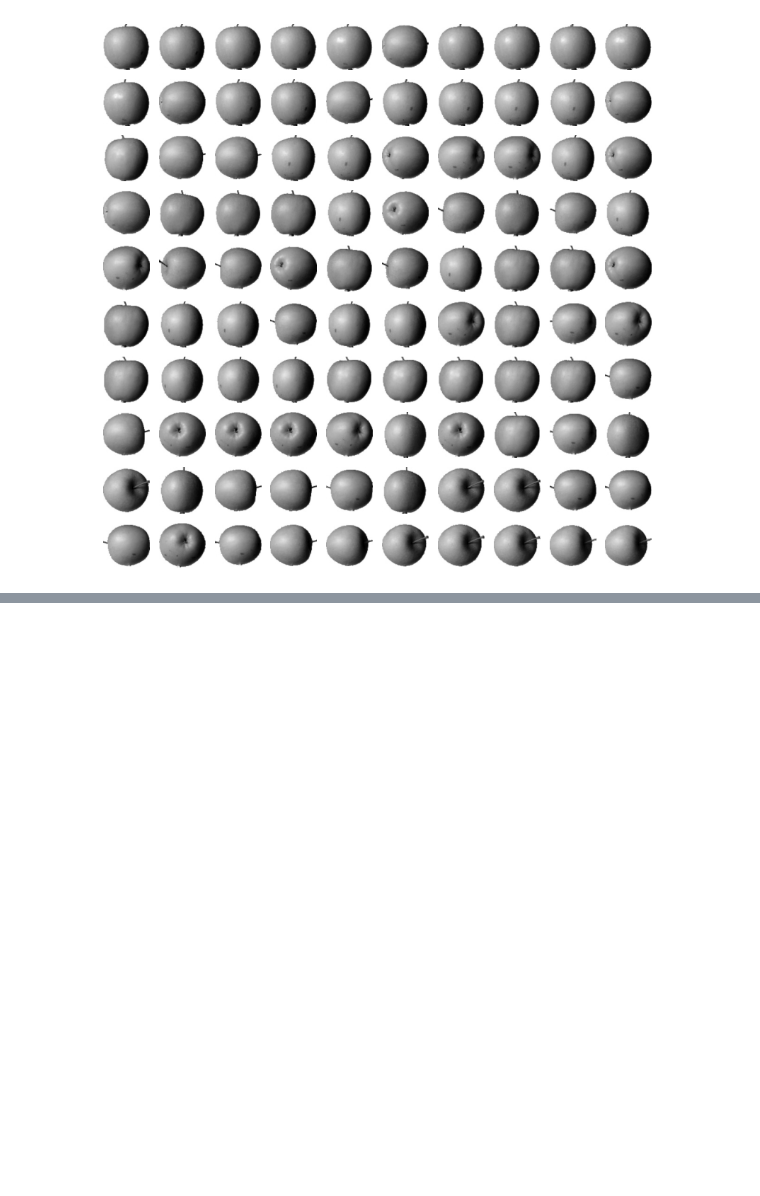
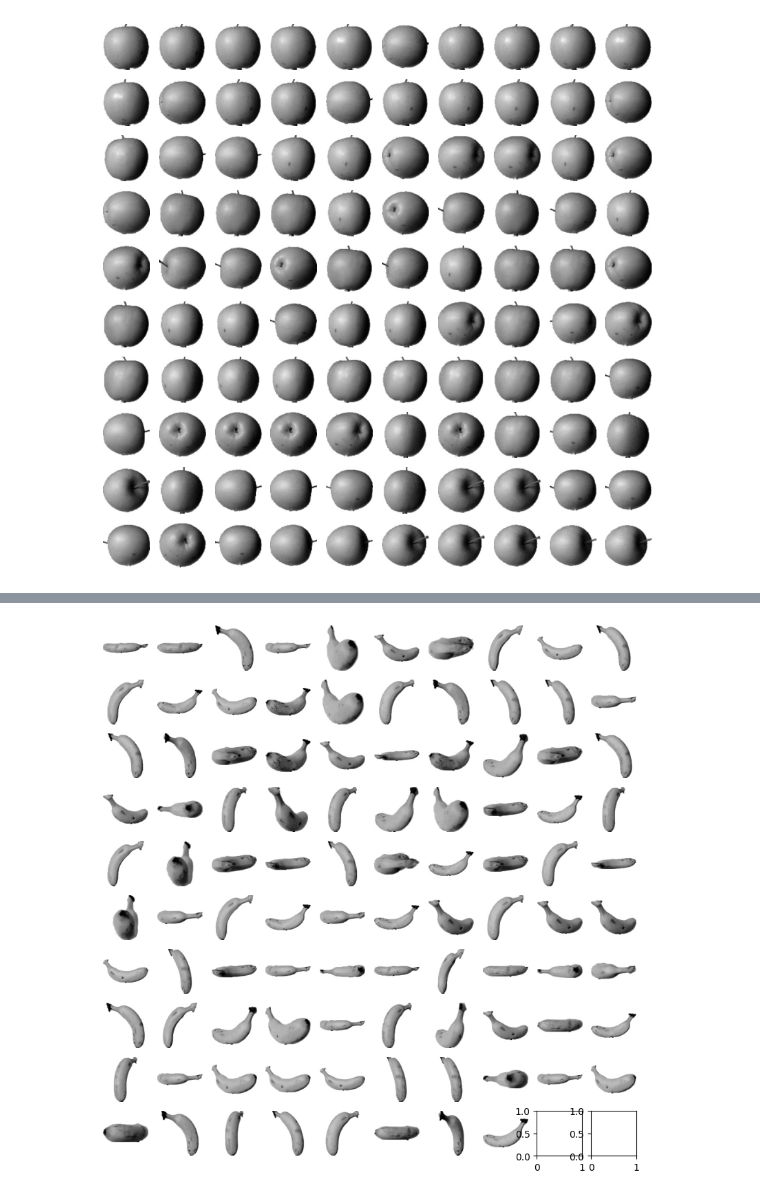
Before and after one commit to Juseong-Yu/hongonmachine, a Jupyter notebook: 혼공머신.ipynb, the cells around one changed output, grey strips where cells are left out. Cells and saved outputs as stored; diff of their text form; code cells hidden in the pictures; blank space fills up the shorter version.

```diff
--- a/혼공머신.ipynb
+++ b/혼공머신.ipynb
@@ -1456,0 +1531,4 @@ plt.show()
+# %%
+draw_fruits(fruits[km.labels_ == 1])
+# %% [output]
+[figure, added]
```
Also changed, not shown: parts of 12 cells of this notebook.
